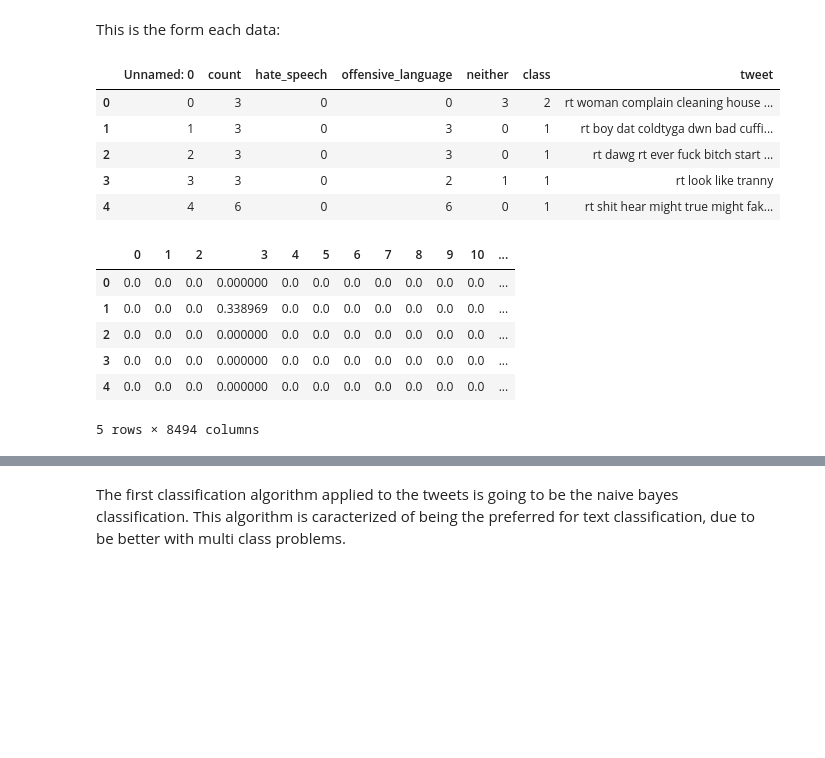
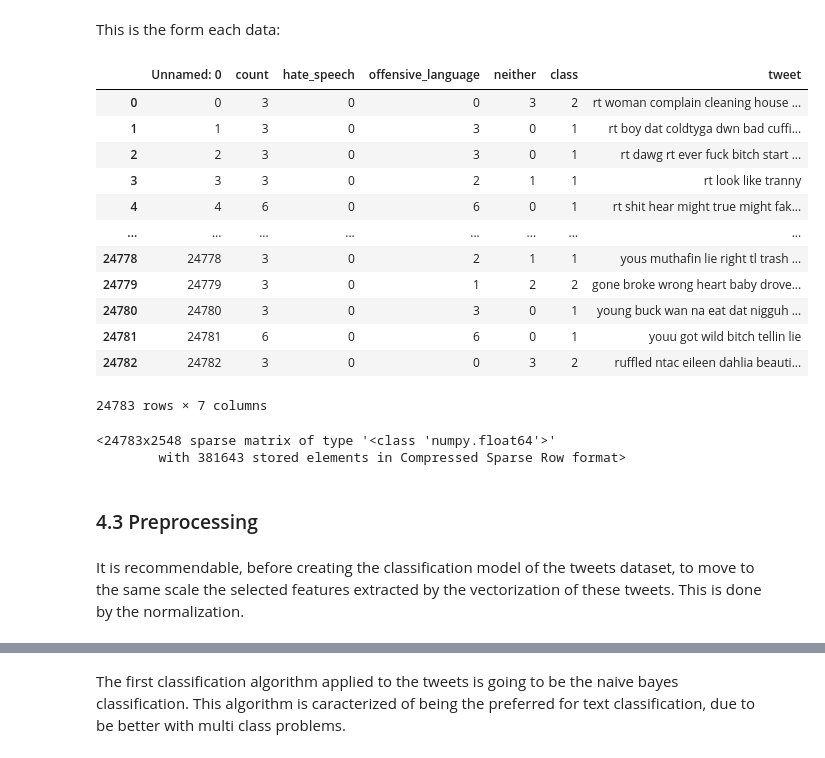
Before and after one commit to raulbs7/Machine-Learning-Techniques-Project, a Jupyter notebook: NLP_Supervised_Project/4_Classification.ipynb, the cells around one changed output, grey strips where cells are left out. Saved outputs shown, nothing was run; the diff lists cells and outputs as text; code cells hidden in the pictures; blank space fills up the shorter version.

```diff
--- a/NLP_Supervised_Project/4_Classification.ipynb
+++ b/NLP_Supervised_Project/4_Classification.ipynb
@@ -60,22 +63,27 @@ User uploaded file "vectorized_tweets.npz" with length 3757108 bytes
 # %% [markdown]
 This is the form each data:
 # %%
-tweets.head()
+tweets
 # %% [output]
 |  | Unnamed: 0 | count | hate_speech | offensive_language | neither | class | tweet |
 | 0 | 0 | 3 | 0 | 0 | 3 | 2 | rt woman complain cleaning house ... |
 | 1 | 1 | 3 | 0 | 3 | 0 | 1 | rt boy dat coldtyga dwn bad cuffi... |
 | 2 | 2 | 3 | 0 | 3 | 0 | 1 | rt dawg rt ever fuck bitch start ... |
 | 3 | 3 | 3 | 0 | 2 | 1 | 1 | rt look like tranny |
 | 4 | 4 | 6 | 0 | 6 | 0 | 1 | rt shit hear might true might fak... |
+| ... | ... | ... | ... | ... | ... | ... | ... |
+| 24778 | 24778 | 3 | 0 | 2 | 1 | 1 | yous muthafin lie right tl trash ... |
+| 24779 | 24779 | 3 | 0 | 1 | 2 | 2 | gone broke wrong heart baby drove... |
+| 24780 | 24780 | 3 | 0 | 3 | 0 | 1 | young buck wan na eat dat nigguh ... |
+| 24781 | 24781 | 6 | 0 | 6 | 0 | 1 | youu got wild bitch tellin lie |
+| 24782 | 24782 | 3 | 0 | 0 | 3 | 2 | ruffled ntac eileen dahlia beauti... |
+24783 rows × 7 columns
-# %%
-features = pd.DataFrame(features.toarray())
-features.head()
-# %% [output]
-|  | 0 | 1 | 2 | 3 | 4 | 5 | 6 | 7 | 8 | 9 | 10 | ... |
-| 0 | 0.0 | 0.0 | 0.0 | 0.000000 | 0.0 | 0.0 | 0.0 | 0.0 | 0.0 | 0.0 | 0.0 | ... |
-| 1 | 0.0 | 0.0 | 0.0 | 0.338969 | 0.0 | 0.0 | 0.0 | 0.0 | 0.0 | 0.0 | 0.0 | ... |
-| 2 | 0.0 | 0.0 | 0.0 | 0.000000 | 0.0 | 0.0 | 0.0 | 0.0 | 0.0 | 0.0 | 0.0 | ... |
-| 3 | 0.0 | 0.0 | 0.0 | 0.000000 | 0.0 | 0.0 | 0.0 | 0.0 | 0.0 | 0.0 | 0.0 | ... |
-| 4 | 0.0 | 0.0 | 0.0 | 0.000000 | 0.0 | 0.0 | 0.0 | 0.0 | 0.0 | 0.0 | 0.0 | ... |
-5 rows × 8494 columns
+# %%
+features
+# %% [output]
+<24783x2548 sparse matrix of type '<class 'numpy.float64'>'
+        with 381643 stored elements in Compressed Sparse Row format>
+# %% [markdown]
+### 4.3 Preprocessing
+# %% [markdown]
+It is recommendable, before creating the classification model of the tweets dataset, to move to the same scale the selected features extracted by the vectorization of these tweets. This is done by the normalization.
```
Also changed, not shown: parts of 39 cells of this notebook.
